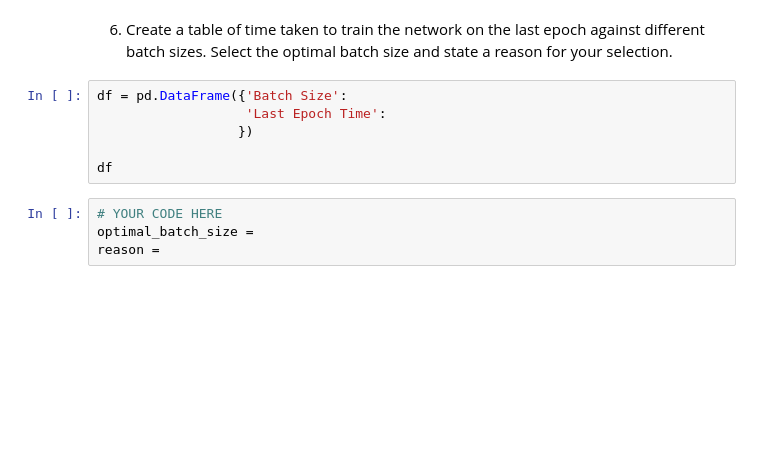
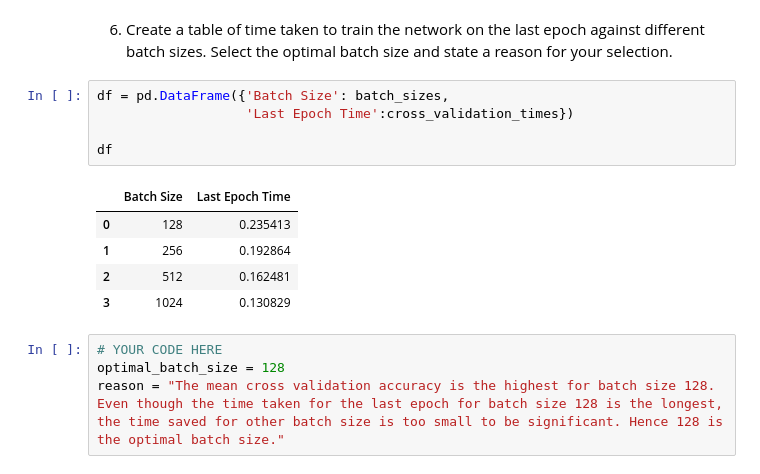
Before and after one commit to md-zaki/CZ4042_DeepLearning_Programming_Assignment, a Jupyter notebook: submission/Muhammad Zaki Bin Mohammad Bakri_PartA_2.ipynb, the cells around one changed output. Cells and saved outputs as stored; diff of their text form; blank space fills up the shorter version.

```diff
--- a/submission/Muhammad Zaki Bin Mohammad Bakri_PartA_2.ipynb
+++ b/submission/Muhammad Zaki Bin Mohammad Bakri_PartA_2.ipynb
@@ -193,12 +207,17 @@ cross_validation_accuracies
 # %% [markdown]
 6. Create a table of time taken to train the network on the last epoch against different batch sizes. Select the optimal batch size and state a reason for your selection.
 # %%
-df = pd.DataFrame({'Batch Size':
-                   'Last Epoch Time':
-                  })
+df = pd.DataFrame({'Batch Size': batch_sizes,
+                   'Last Epoch Time':cross_validation_times})
 
 df
+# %% [output]
+|  | Batch Size | Last Epoch Time |
+| 0 | 128 | 0.235413 |
+| 1 | 256 | 0.192864 |
+| 2 | 512 | 0.162481 |
+| 3 | 1024 | 0.130829 |
 # %%
 # YOUR CODE HERE
-optimal_batch_size =
-reason =
+optimal_batch_size = 128
+reason = "The mean cross validation accuracy is the highest for batch size 128. Even though the time taken for the last epoch for batch size 128 is the longest, the time saved for other batch size is too small to be significant. Hence 128 is the optimal batch size."
```
Also changed, not shown: parts of 2 cells of this notebook.
